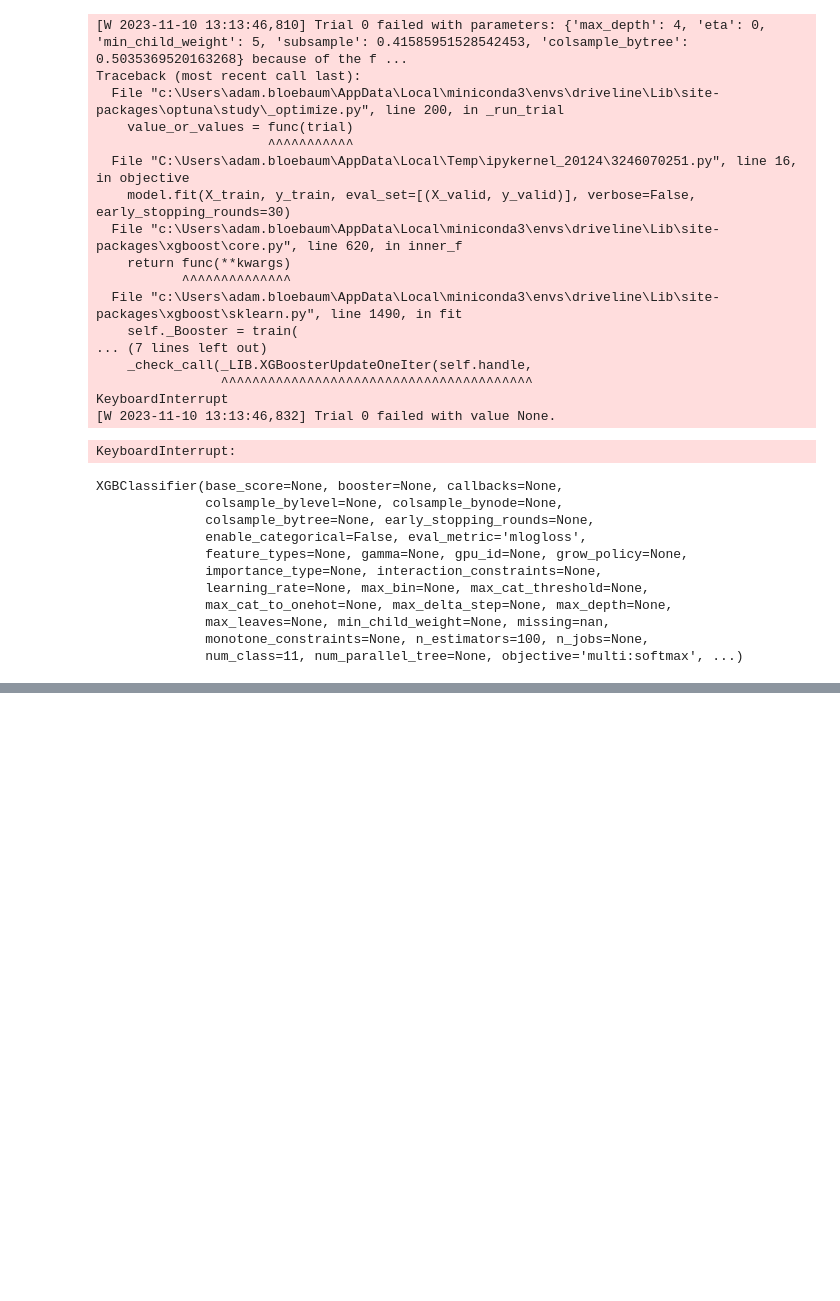
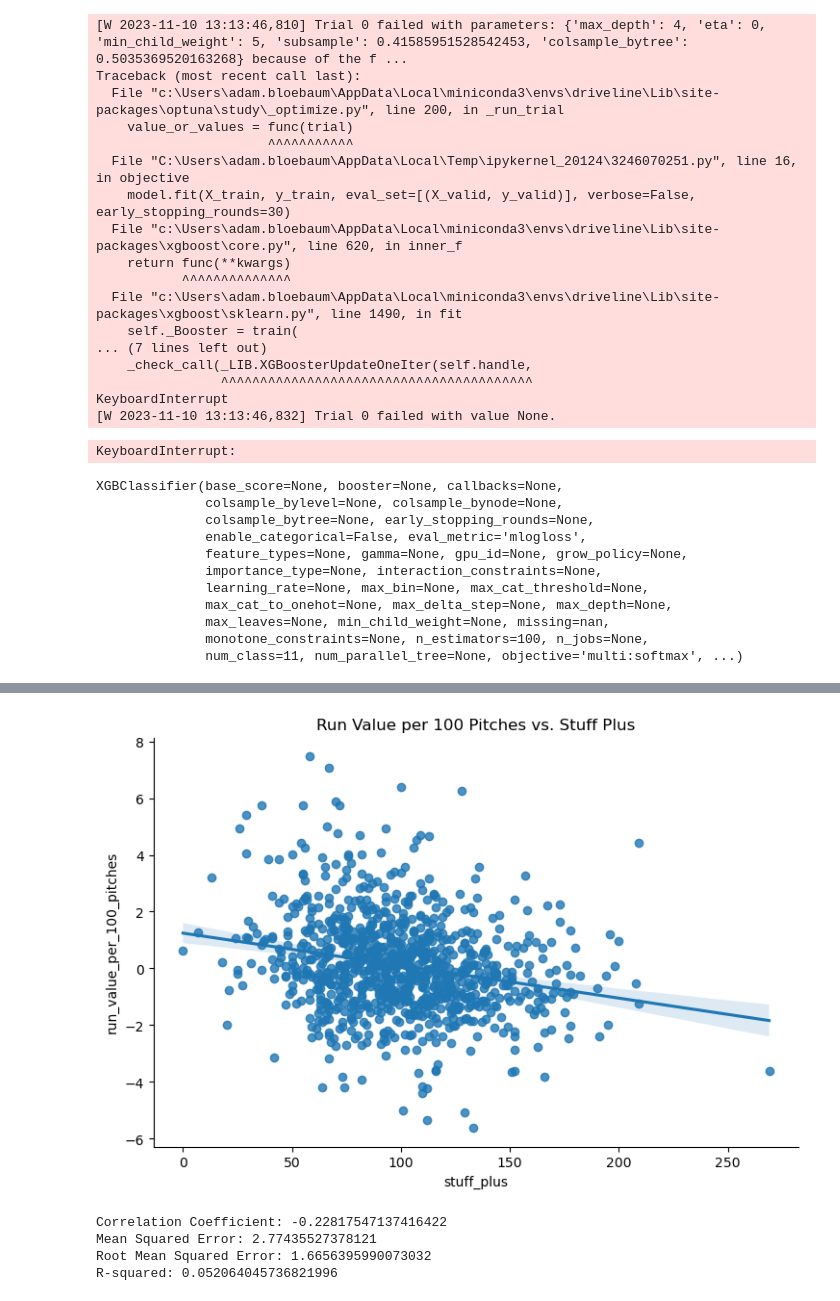
Before and after one commit to claytona500/stuff-baby, a Jupyter notebook: adam/adam_fb_model.ipynb, the cells around one changed output, grey strips where cells are left out. Cells and saved outputs as stored; diff of their text form; code cells hidden in the pictures; blank space fills up the shorter version.

```diff
--- a/adam/adam_fb_model.ipynb
+++ b/adam/adam_fb_model.ipynb
@@ -577,0 +579,60 @@ heaters_2022[heaters_2022['player_name'] == 'Kelley, Trevor']
+# %%
+# group by pitcher and pitch type
+
+pp = df_2023.groupby(['player_name', 'pitch_type'])
+
+# calculate sum of delta run expectancy and count of pitches for each pitcher's pitch
+
+rv = pp.agg(total_delta_run_exp=('delta_run_exp', 'sum'),
+                      total_pitches=('delta_run_exp', 'count'))
+
+# calculate run value per 100 pitches
+
+rv['run_value_per_100_pitches'] = (rv['total_delta_run_exp'] / rv['total_pitches']) * 100
+
+# filter for pitches thrown at least 100 times and sort
+
+rv = rv[rv['total_pitches'] > 100]
+rv = rv.sort_values(by='run_value_per_100_pitches')
+
+# merge with sorted pitch quality sum on player name and pitch type
+
+model_validation_df = pd.merge(sorted_pitch_quality_sum, rv, on=['player_name', 'pitch_type'], how='left')
+# %%
+# scatter plot with a regression line
+
+sns.lmplot(x='stuff_plus', y='run_value_per_100_pitches', data=model_validation_df, aspect=1.5)
+plt.title('Run Value per 100 Pitches vs. Stuff Plus')
+plt.savefig(r'C:\Users\adam.bloebaum\.vscode\driveline\validation_01.png', dpi=300)
+plt.show()
+# %% [output]
+[figure, added]
+# %%
+# correlation coefficient
+
+correlation = model_validation_df['stuff_plus'].corr(model_validation_df['run_value_per_100_pitches'])
+print(f"Correlation Coefficient: {correlation}")
+
+
+from scipy import stats
+from sklearn.metrics import mean_squared_error, r2_score
+
+slope, intercept, r_value, p_value, std_err = stats.linregress(model_validation_df['stuff_plus'], model_validation_df['run_value_per_100_pitches'])
+predicted_values = slope * model_validation_df['stuff_plus'] + intercept
+
+# mse and rmse
+
+mse = mean_squared_error(model_validation_df['run_value_per_100_pitches'], predicted_values)
+rmse = np.sqrt(mse)
+print(f"Mean Squared Error: {mse}")
+print(f"Root Mean Squared Error: {rmse}")
+
+# rsquared
+
+r_squared = r2_score(model_validation_df['run_value_per_100_pitches'], predicted_values)
+print(f"R-squared: {r_squared}")
+# %% [output]
+Correlation Coefficient: -0.22817547137416422
+Mean Squared Error: 2.77435527378121
+Root Mean Squared Error: 1.6656395990073032
+R-squared: 0.052064045736821996
```
Also changed, not shown: parts of 9 cells of this notebook, 2 other files.
